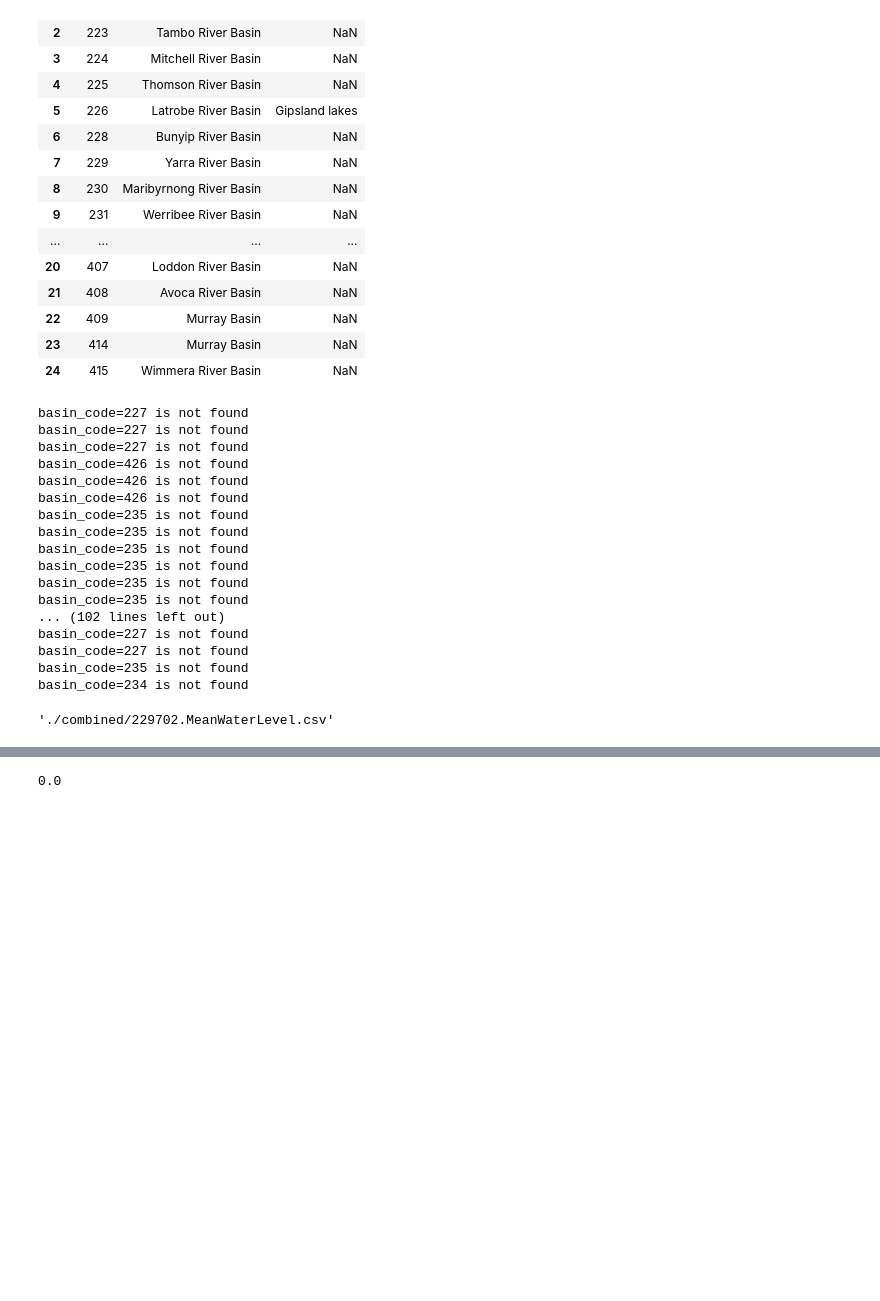
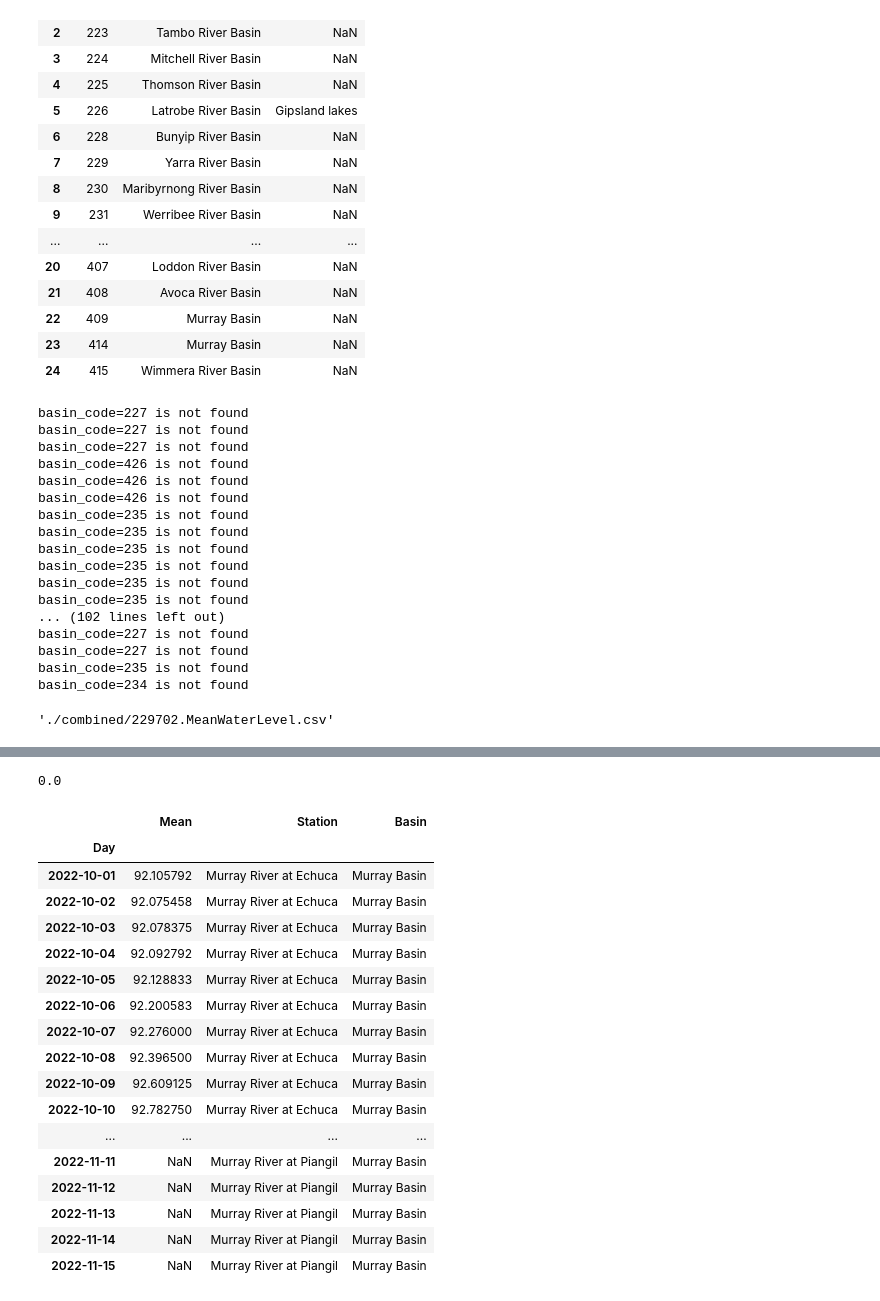
Before and after one commit to jgOhYeah/FIT3179, a Jupyter notebook: Week10_Homework/Dataprocessing.ipynb, the cells around one changed output, grey strips where cells are left out. Drawn from its saved outputs; the diff is of its cells as text; code cells hidden in the pictures; blank space fills up the shorter version.

```diff
--- a/Week10_Homework/Dataprocessing.ipynb
+++ b/Week10_Homework/Dataprocessing.ipynb
@@ -257,3 +257,44 @@ concatenated.to_csv("River_Heights.csv")
 file
 # %% [output]
 './combined/229702.MeanWaterLevel.csv'
+# %%
+interesting = [
+    pretty_name("CAMPASPE RIVER @ ASHBOURNE"),
+    pretty_name("CAMPASPE RIVER @ AXEDALE"),
+    pretty_name("CAMPASPE RIVER @ BACKHAUS ROAD"),
+    pretty_name("CAMPASPE RIVER @ BARNADOWN"),
+    pretty_name("CAMPASPE RIVER @ BURNEWANG-BONN ROAD"),
+    pretty_name("CAMPASPE RIVER @ CAMPASPE WEIR"),
+    pretty_name("CAMPASPE RIVER @ CAMPASPE WEIR (HEAD GAUGE)"),
+    pretty_name("CAMPASPE RIVER @ CARLSRUHE"),
+    pretty_name("CAMPASPE RIVER @ DOAKS RESERVE"),
+    pretty_name("CAMPASPE RIVER @ ECHUCA"),
+    pretty_name("CAMPASPE RIVER @ ELMORE"),
+    pretty_name("CAMPASPE RIVER @ EPPALOCK"),
+    pretty_name("CAMPASPE RIVER @ FEHRINGS LANE"),
+    pretty_name("CAMPASPE RIVER @ LAKE EPPALOCK (HEAD GAUGE)"),
+    pretty_name("CAMPASPE RIVER @ LAKE EPPALOCK (O'LET MEAS. WEIR)"),
+    pretty_name("CAMPASPE RIVER @ REDESDALE"),
+    pretty_name("CAMPASPE RIVER @ ROCHESTER D/S WARANGA WESTERN CH SYPHN"),
+    pretty_name("GOULBURN RIVER @ GOULBURN WEIR"),
+    pretty_name("GOULBURN RIVER @ KIRWAN'S BRIDGE"),
+    pretty_name("GOULBURN RIVER @ LAKE EILDON (HEAD GAUGE)"),
+    pretty_name("GOULBURN RIVER @ LOCH GARRY"),
+    pretty_name("GOULBURN RIVER @ McCOYS BRIDGE"),
+    pretty_name("GOULBURN RIVER @ MOOROOPNA RAILWAY BRIDGE"),
+    pretty_name("GOULBURN RIVER @ MURCHISON (McPhee's Rest)"),
+    pretty_name("GOULBURN RIVER @ SEYMOUR"),
+    pretty_name("GOULBURN RIVER @ SHEPPARTON"),
+    pretty_name("GOULBURN RIVER @ TALLAROOK (CAMP HILL)"),
+    pretty_name("MURRAY RIVER @ BARMAH"),
+    pretty_name("MURRAY RIVER @ COBRAM"),
+    pretty_name("MURRAY RIVER @ ECHUCA"),
+    pretty_name("MURRAY RIVER @ HUME WEIR"),
+    pretty_name("MURRAY RIVER @ KOONDROOK"),
+    pretty_name("MURRAY RIVER @ LOWER MOIRA"),
+    pretty_name("MURRAY RIVER @ MILDURA"),
+    pretty_name("MURRAY RIVER @ PIANGIL"),
+    pretty_name("MURRAY RIVER @ SWAN HILL"),
+    pretty_name("MURRAY RIVER @ TORRUMBARRY")
+]
+interesting
@@ -260,8 +319,29 @@ file
 # %%
-c = concatenated[(concatenated["Basin"] == "Campaspe River Basin")|(concatenated["Basin"] == "Murray Basin")|(concatenated["Basin"] == "Goulburn River Basin")]
+c = concatenated[concatenated["Station"].isin(interesting)]
 # %%
 c.to_csv("River_Heights_Selected.csv")
-# %%
-info["Gauge Zero (Ahd)"].iloc[0]
-# %% [output]
-0.0
+# %%
+info["Gauge Zero (Ahd)"].iloc[0]
+# %% [output]
+0.0
+# %%
+c
+# %% [output]
+|  | Mean | Station | Basin |
+| Day |  |  |  |
+| 2022-10-01 | 92.105792 | Murray River at Echuca | Murray Basin |
+| 2022-10-02 | 92.075458 | Murray River at Echuca | Murray Basin |
+| 2022-10-03 | 92.078375 | Murray River at Echuca | Murray Basin |
+| 2022-10-04 | 92.092792 | Murray River at Echuca | Murray Basin |
+| 2022-10-05 | 92.128833 | Murray River at Echuca | Murray Basin |
+| 2022-10-06 | 92.200583 | Murray River at Echuca | Murray Basin |
+| 2022-10-07 | 92.276000 | Murray River at Echuca | Murray Basin |
+| 2022-10-08 | 92.396500 | Murray River at Echuca | Murray Basin |
+| 2022-10-09 | 92.609125 | Murray River at Echuca | Murray Basin |
+| 2022-10-10 | 92.782750 | Murray River at Echuca | Murray Basin |
+| ... | ... | ... | ... |
+| 2022-11-11 | NaN | Murray River at Piangil | Murray Basin |
+| 2022-11-12 | NaN | Murray River at Piangil | Murray Basin |
+| 2022-11-13 | NaN | Murray River at Piangil | Murray Basin |
+| 2022-11-14 | NaN | Murray River at Piangil | Murray Basin |
+| 2022-11-15 | NaN | Murray River at Piangil | Murray Basin |
```
Also changed, not shown: parts of 2 cells of this notebook, 12 other files.
